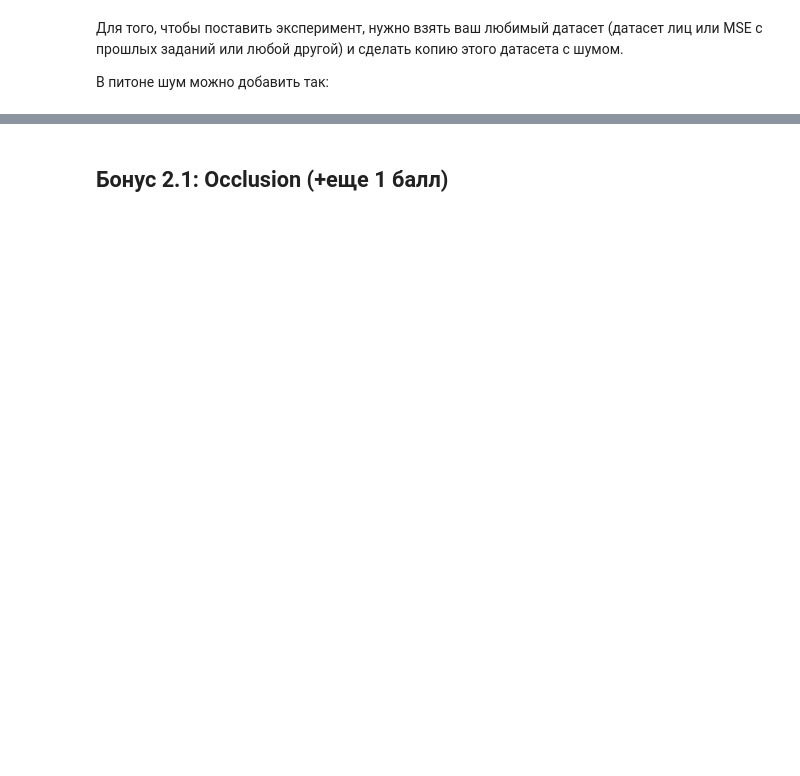
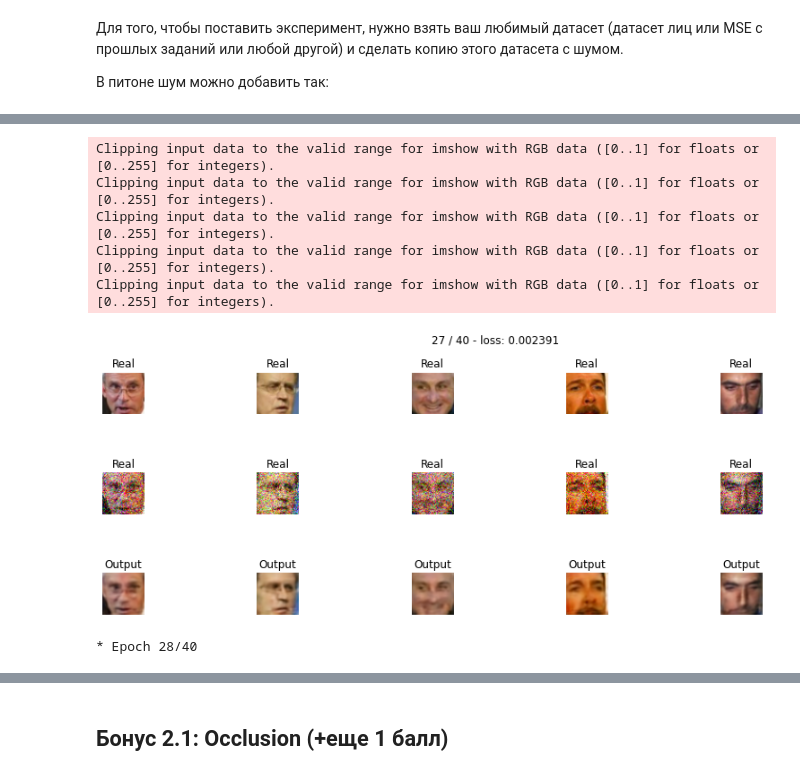
Before and after one commit to LevPerla/DLS_CV_Course, a Jupyter notebook: project/Autoencoders.ipynb, the cells around one changed output, grey strips where cells are left out. Cells and saved outputs as stored; diff of their text form; code cells hidden in the pictures; blank space fills up the shorter version.

```diff
--- a/project/Autoencoders.ipynb
+++ b/project/Autoencoders.ipynb
@@ -222,7 +217,7 @@ Estimated Total Size (MB): 5.04
 
 А, ну еще было бы неплохо выводить графики train и val лоссов в процессе тренировки =)
 # %%
-def train(model, opt, loss_fn, epochs, data_tr, data_val, patience=10, plot=True):
+def autoencoder_train(model, opt, loss_fn, epochs, data_tr, data_val, patience=10, plot=True):
     history = []
     X_val= next(iter(data_val))
     last_val_loss = 9999
@@ -293,7 +288,7 @@ def train(model, opt, loss_fn, epochs, data_tr, data_val, patience=10, plot=True
           plt.show()
     return history
 # %%
-history = train(model=autoencoder,
+history = autoencoder_train(model=autoencoder,
                 opt=optimizer,
                 loss_fn=criterion,
                 epochs=40,
@@ -1032,5 +1179,6 @@ plt.show()
 
 В питоне шум можно добавить так:
 # %%
-noise_factor = 0.5
-X_noisy = X + noise_factor * np.random.normal(loc=0.0, scale=1.0, size=X.shape)
+noise_factor = 0.2
+
+noised_data = data + noise_factor * np.random.normal(loc=0.0, scale=1.0, size=data.shape)
@@ -1040,0 +1197,11 @@ X_noisy = X + noise_factor * np.random.normal(loc=0.0, scale=1.0, size=X.shape)
+# %%
+# criterion = nn.BCELoss()
+criterion = nn.MSELoss()
+
+noised_autoencoder = Autoencoder().to(device)
+
+# optimizer = torch.optim.AdamW(noised_autoencoder.parameters(), lr=1e-3, amsgrad=True)
+optimizer = torch.optim.Adam(noised_autoencoder.parameters(), lr=1e-3)
+# optimizer = optim.SGD(noised_autoencoder.parameters(), lr=0.001, momentum=0.9)
+
+summary(noised_autoencoder, (3, 45, 45))
@@ -1040,0 +1307,17 @@ X_noisy = X + noise_factor * np.random.normal(loc=0.0, scale=1.0, size=X.shape)
+# %%
+history = noised_autoencoder_train(model=noised_autoencoder,
+                opt=optimizer,
+                loss_fn=criterion,
+                epochs=40,
+                data_tr=data_train,
+                data_val=data_val,
+                patience=10,
+                plot=True);
+# %% [output]
+Clipping input data to the valid range for imshow with RGB data ([0..1] for floats or [0..255] for integers).
+Clipping input data to the valid range for imshow with RGB data ([0..1] for floats or [0..255] for integers).
+Clipping input data to the valid range for imshow with RGB data ([0..1] for floats or [0..255] for integers).
+Clipping input data to the valid range for imshow with RGB data ([0..1] for floats or [0..255] for integers).
+Clipping input data to the valid range for imshow with RGB data ([0..1] for floats or [0..255] for integers).
+[figure, added]
+* Epoch 28/40
```
Also changed, not shown: parts of 17 cells of this notebook.
